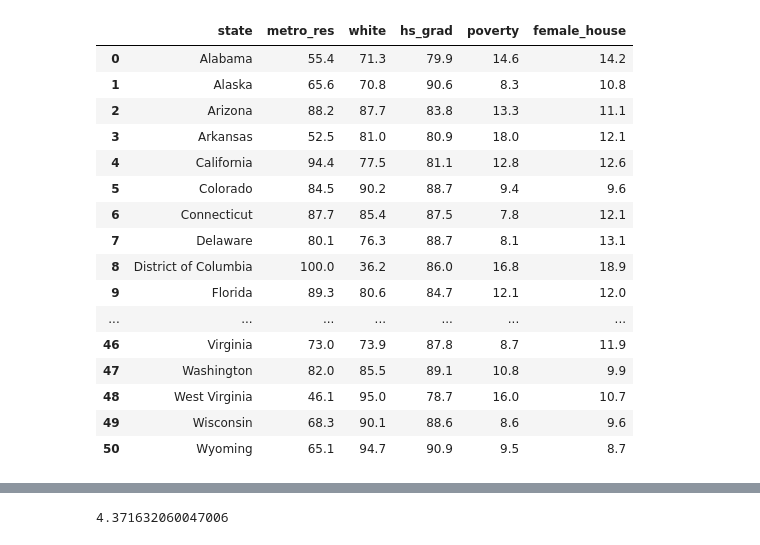
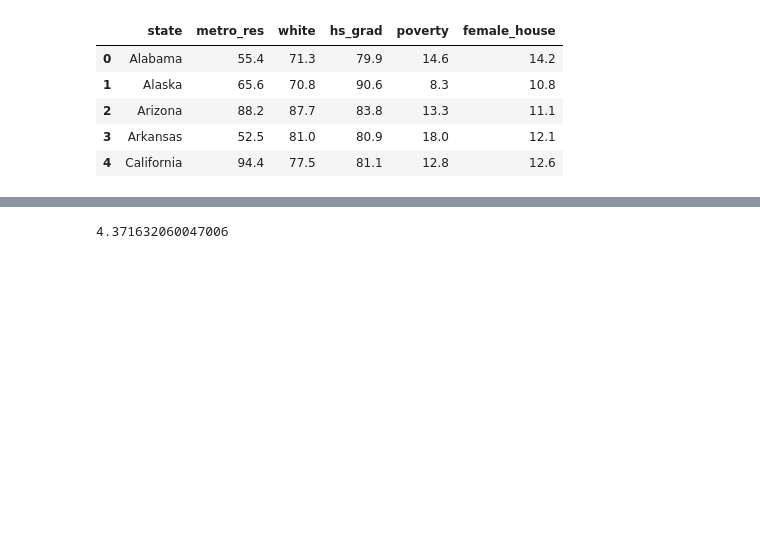
Before and after one commit to AndreyKurdyubov/basic_stat, a Jupyter notebook: Linear Regression.ipynb, the cells around one changed output, grey strips where cells are left out. Saved outputs shown, nothing was run; the diff lists cells and outputs as text; code cells hidden in the pictures; blank space fills up the shorter version.

```diff
--- a/Linear Regression.ipynb
+++ b/Linear Regression.ipynb
@@ -15,23 +17,12 @@ from sklearn.linear_model import LinearRegression as LR
 matplotlib.rcParams.update({'font.size': 22})
 # %%
 states = pd.read_csv('states.csv')
-states
+states.head()
 # %% [output]
 |  | state | metro_res | white | hs_grad | poverty | female_house |
 | 0 | Alabama | 55.4 | 71.3 | 79.9 | 14.6 | 14.2 |
 | 1 | Alaska | 65.6 | 70.8 | 90.6 | 8.3 | 10.8 |
 | 2 | Arizona | 88.2 | 87.7 | 83.8 | 13.3 | 11.1 |
 | 3 | Arkansas | 52.5 | 81.0 | 80.9 | 18.0 | 12.1 |
 | 4 | California | 94.4 | 77.5 | 81.1 | 12.8 | 12.6 |
-| 5 | Colorado | 84.5 | 90.2 | 88.7 | 9.4 | 9.6 |
-| 6 | Connecticut | 87.7 | 85.4 | 87.5 | 7.8 | 12.1 |
-| 7 | Delaware | 80.1 | 76.3 | 88.7 | 8.1 | 13.1 |
-| 8 | District of Columbia | 100.0 | 36.2 | 86.0 | 16.8 | 18.9 |
-| 9 | Florida | 89.3 | 80.6 | 84.7 | 12.1 | 12.0 |
-| ... | ... | ... | ... | ... | ... | ... |
-| 46 | Virginia | 73.0 | 73.9 | 87.8 | 8.7 | 11.9 |
-| 47 | Washington | 82.0 | 85.5 | 89.1 | 10.8 | 9.9 |
-| 48 | West Virginia | 46.1 | 95.0 | 78.7 | 16.0 | 10.7 |
-| 49 | Wisconsin | 68.3 | 90.1 | 88.6 | 8.6 | 9.6 |
-| 50 | Wyoming | 65.1 | 94.7 | 90.9 | 9.5 | 8.7 |
 # %%
```
Also changed, not shown: parts of 11 cells of this notebook.
